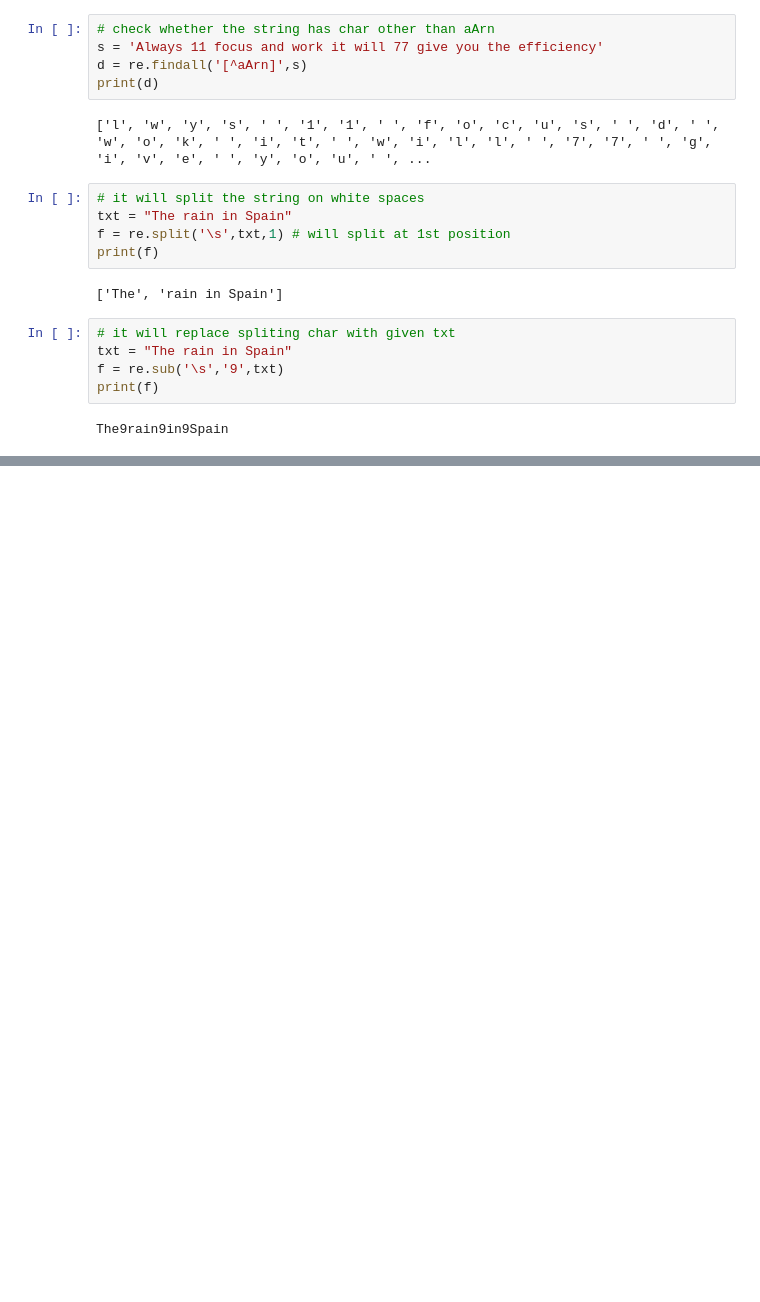
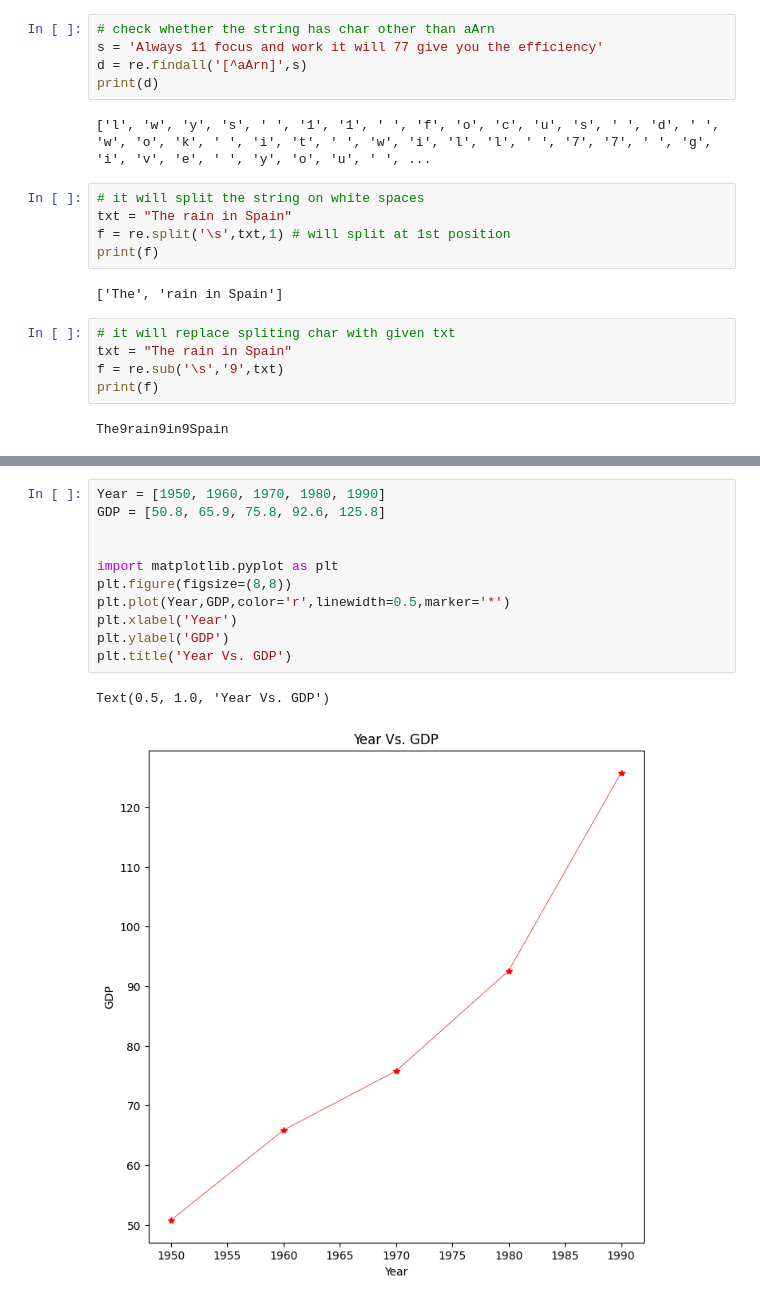
Before and after one commit to yogesh3i/Data_Science_Machine_Learning, a Jupyter notebook: General python practice/practice.ipynb, the cells around one changed output, grey strips where cells are left out. Cells and saved outputs as stored; diff of their text form; blank space fills up the shorter version.

```diff
--- a/General python practice/practice.ipynb
+++ b/General python practice/practice.ipynb
@@ -111,0 +197,14 @@ The9rain9in9Spain
+# %%
+Year = [1950, 1960, 1970, 1980, 1990]
+GDP = [50.8, 65.9, 75.8, 92.6, 125.8]
+
+
+import matplotlib.pyplot as plt
+plt.figure(figsize=(8,8))
+plt.plot(Year,GDP,color='r',linewidth=0.5,marker='*')
+plt.xlabel('Year')
+plt.ylabel('GDP')
+plt.title('Year Vs. GDP')
+# %% [output]
+Text(0.5, 1.0, 'Year Vs. GDP')
+[figure, added]
```
Also changed, not shown: parts of 36 cells of this notebook, 2 other files.
